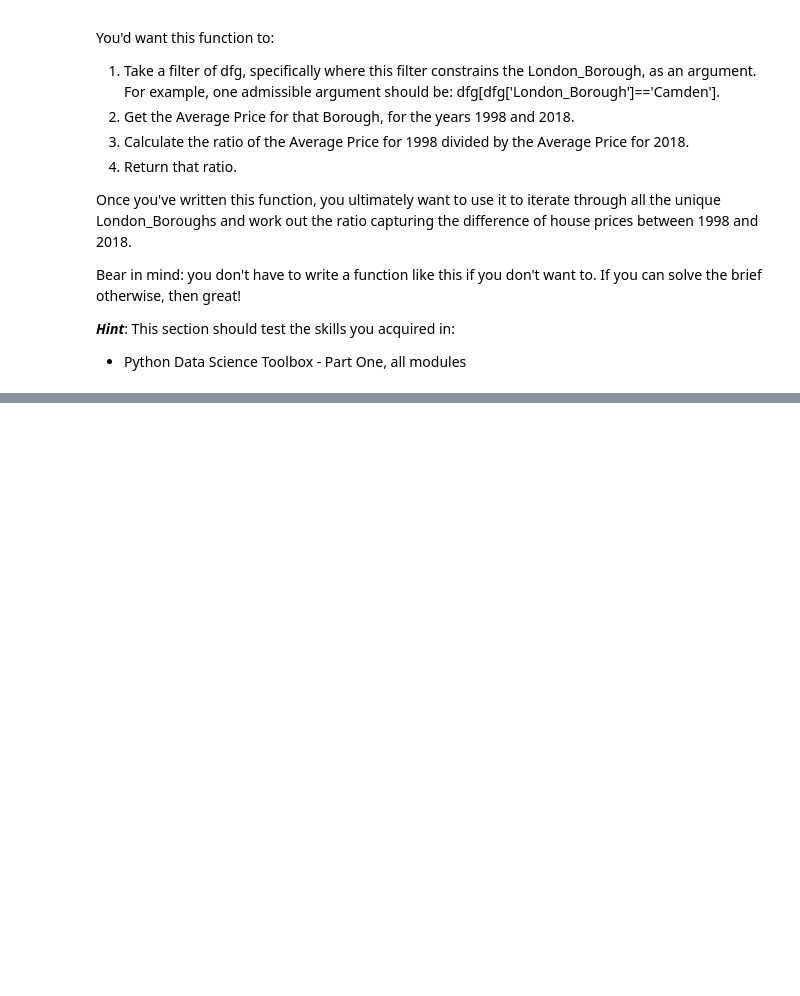
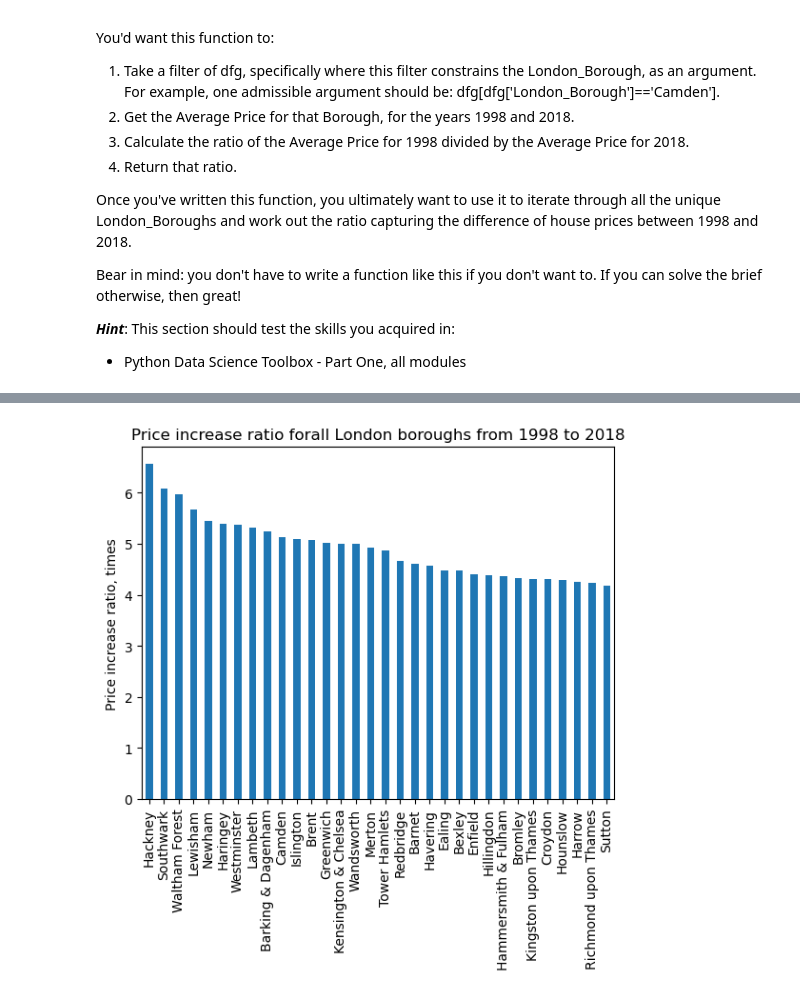
Before and after one commit to airenare/Springboard, a Jupyter notebook: Unit 4 Challenge - Tier 3/Unit 4 Challenge - Tier 3.ipynb, the cells around one changed output, grey strips where cells are left out. Saved outputs shown, nothing was run; the diff lists cells and outputs as text; code cells hidden in the pictures; blank space fills up the shorter version.

```diff
--- a/Unit 4 Challenge - Tier 3/Unit 4 Challenge - Tier 3.ipynb
+++ b/Unit 4 Challenge - Tier 3/Unit 4 Challenge - Tier 3.ipynb
@@ -167,0 +416,15 @@ We hope you enjoyed this practical project. It should have consolidated your dat
+# %%
+# Plotting the price increase ratio for all boroughs
+ratio_df.sort_values('price_ratio', ascending=False).plot(kind='bar',
+                                                          x='borough', y='price_ratio',
+                                                         title = f"Price increase ratio for\
+all London boroughs from {last_year_of_interest - 20} to {last_year_of_interest}")
+# Removing legend because there is only one variable
+plt.legend().remove()
+
+plt.ylabel("Price increase ratio, times")
+plt.xlabel("")
+
+plt.show()
+# %% [output]
+[figure, added]
```
Also changed, not shown: parts of 12 cells of this notebook.
